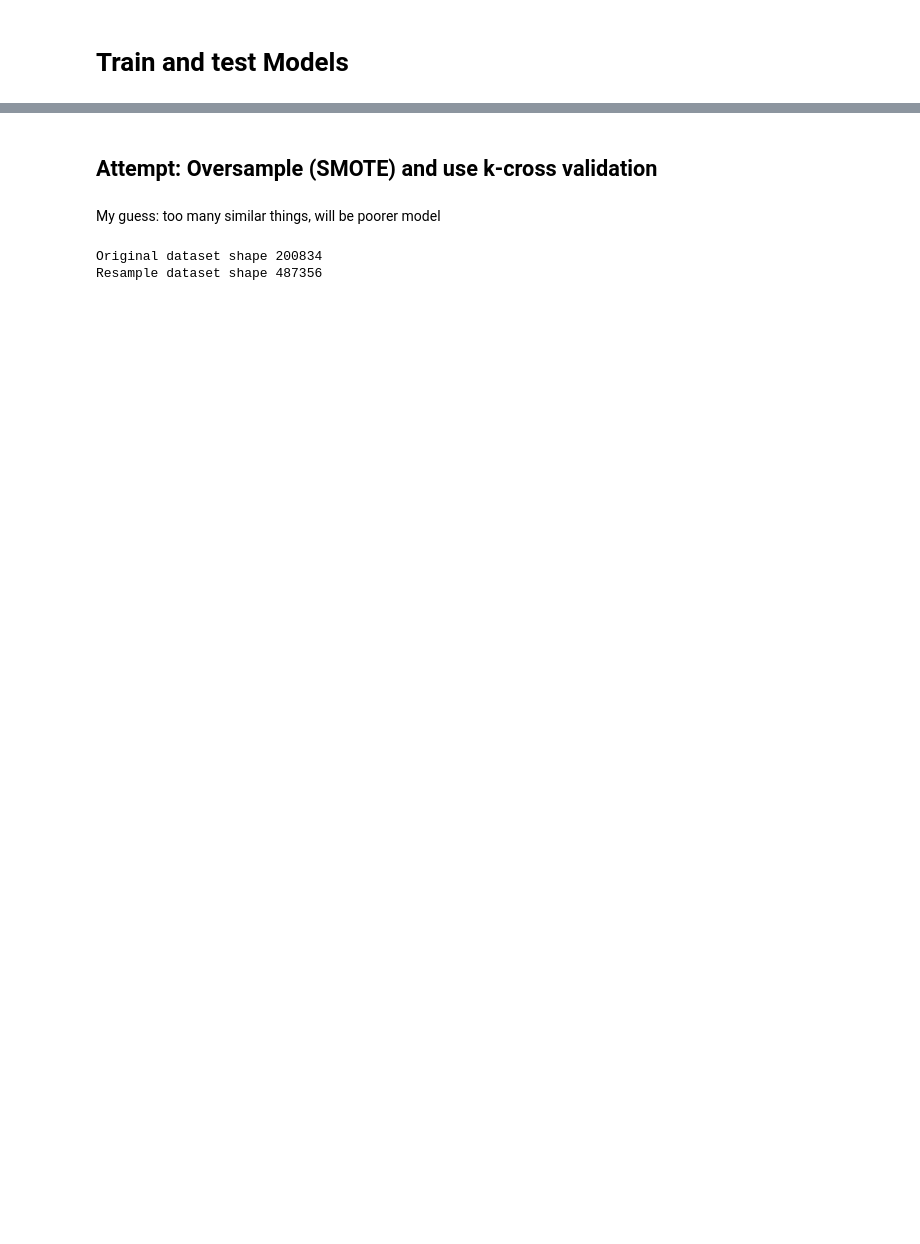
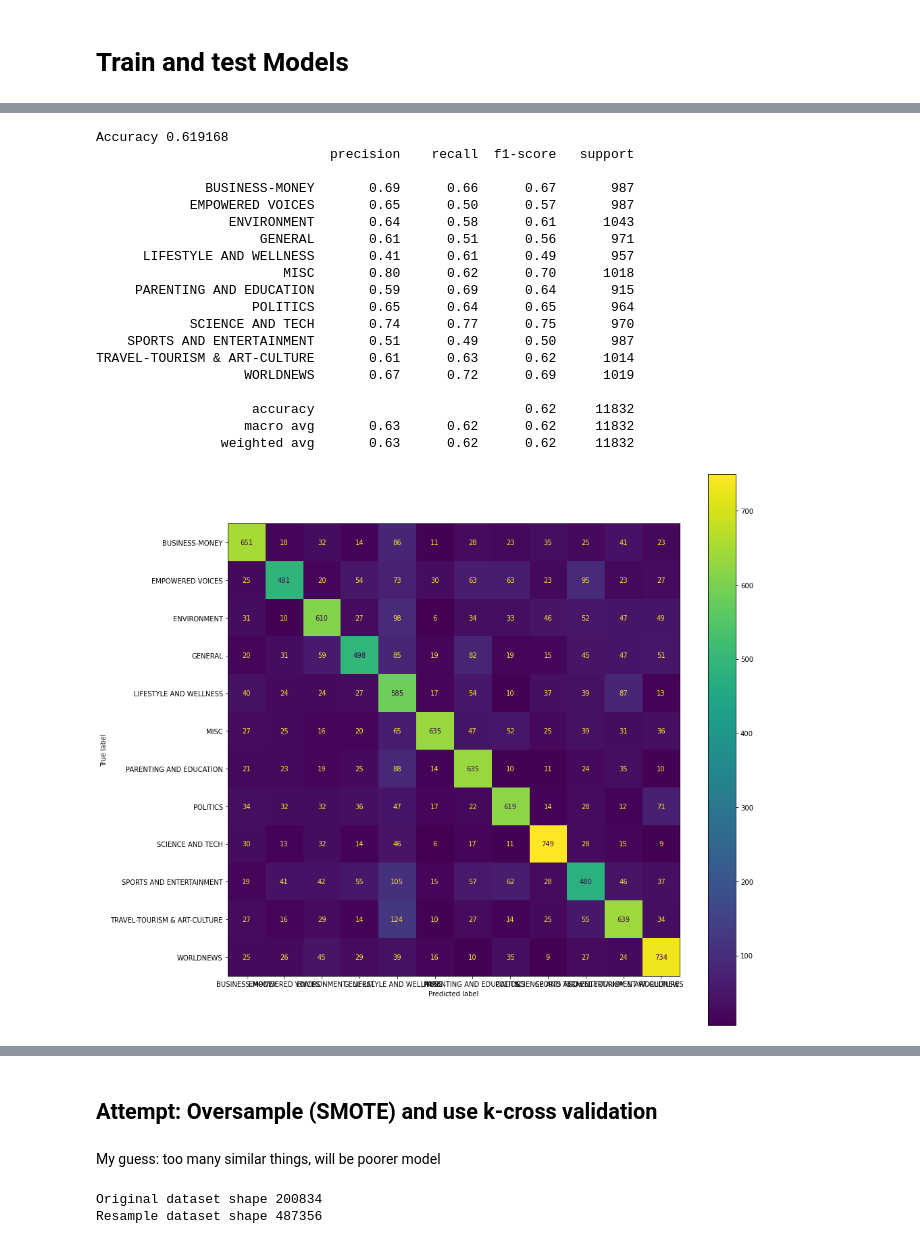
Before and after one commit to michael0419/TitleSkimmerDataAnalytics, a Jupyter notebook: jupyterNotebooks/HuffingtonPostExploratory.ipynb, the cells around one changed output, grey strips where cells are left out. Saved outputs shown, nothing was run; the diff lists cells and outputs as text; code cells hidden in the pictures; blank space fills up the shorter version.

```diff
--- a/jupyterNotebooks/HuffingtonPostExploratory.ipynb
+++ b/jupyterNotebooks/HuffingtonPostExploratory.ipynb
@@ -314,0 +403,23 @@ X_train, X_test, y_train, y_test = train_test_split(X_rus, y_rus, test_size=0.2,
+# %%
+build_and_eval_model(model = RandomForestClassifier(), X = X, y = y)
+# %% [output]
+Accuracy 0.619168
+                              precision    recall  f1-score   support
+
+              BUSINESS-MONEY       0.69      0.66      0.67       987
+            EMPOWERED VOICES       0.65      0.50      0.57       987
+                 ENVIRONMENT       0.64      0.58      0.61      1043
+                     GENERAL       0.61      0.51      0.56       971
+      LIFESTYLE AND WELLNESS       0.41      0.61      0.49       957
+                        MISC       0.80      0.62      0.70      1018
+     PARENTING AND EDUCATION       0.59      0.69      0.64       915
+                    POLITICS       0.65      0.64      0.65       964
+            SCIENCE AND TECH       0.74      0.77      0.75       970
+    SPORTS AND ENTERTAINMENT       0.51      0.49      0.50       987
+TRAVEL-TOURISM & ART-CULTURE       0.61      0.63      0.62      1014
+                   WORLDNEWS       0.67      0.72      0.69      1019
+
+                    accuracy                           0.62     11832
+                   macro avg       0.63      0.62      0.62     11832
+                weighted avg       0.63      0.62      0.62     11832
+[figure, added]
```
Also changed, not shown: parts of 25 cells of this notebook, 1 other file.
